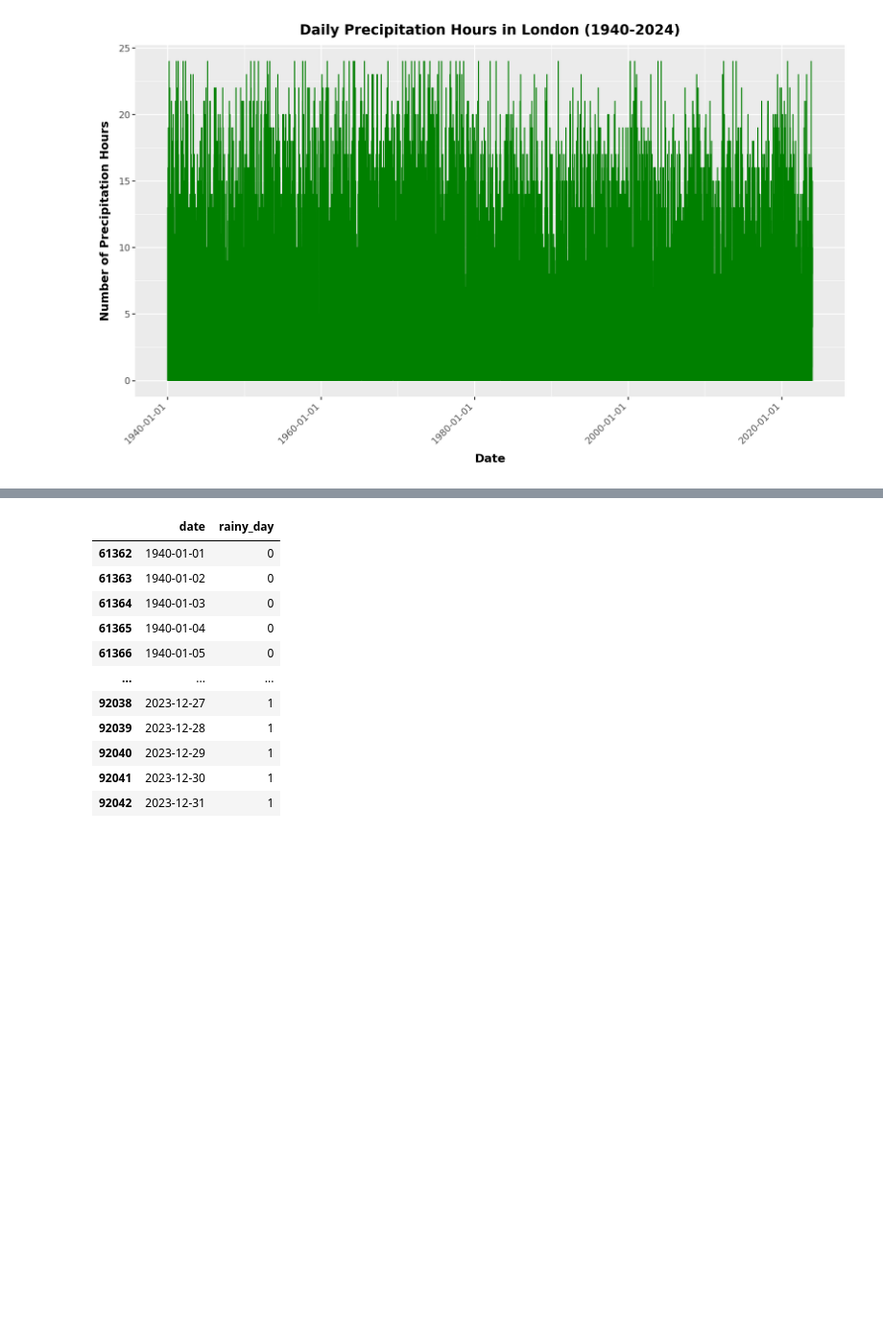
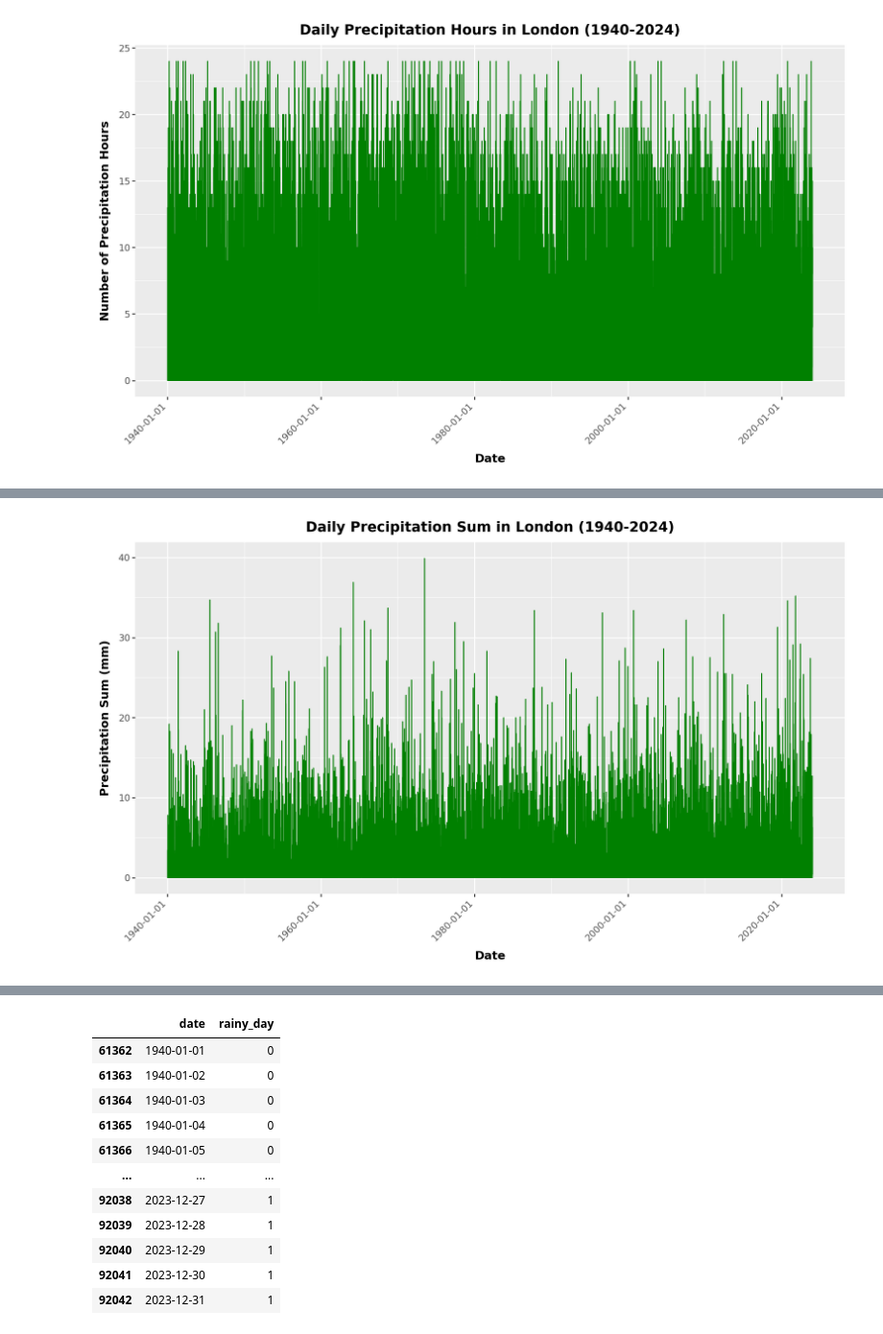
Before and after one commit to lse-ds105/ds105w-project-rubber-ducks, a Jupyter notebook: notebooks/NB02-Data_Analysis.ipynb, the cells around one changed output, grey strips where cells are left out. Shown at 96% size. Drawn from its saved outputs; the diff is of its cells as text; code cells hidden in the pictures; blank space fills up the shorter version.

Commit message:
Add preliminary visualisation to notebooks/NB02

```diff
--- a/notebooks/NB02-Data_Analysis.ipynb
+++ b/notebooks/NB02-Data_Analysis.ipynb
@@ -58,0 +58,27 @@ plot.show()
+# %%
+# Make dataframe here
+
+london_weather_df = weather_df[weather_df['city'] == 'London']
+london_precipitation_sum_plot_df = london_weather_df.loc[:,['date', 'precipitation_sum']]
+
+london_precipitation_sum_plot_df['date'] = pd.to_datetime(london_precipitation_sum_plot_df['date'])
+
+# Aggregate the data by year and calculate the total precipitation hours for each year
+london_precipitation_sum_plot_df['year'] = london_precipitation_sum_plot_df['date'].dt.year
+london_yearly_precipitation_plot_df = london_precipitation_sum_plot_df.groupby('year')['precipitation_sum'].sum().reset_index()
+# %%
+# Plotting the aggregated data
+daily_precip_sum_plot = (ggplot(london_precipitation_sum_plot_df) +
+        aes(x='date', y='precipitation_sum') +
+        geom_line(color='green') +
+        labs(title='Daily Precipitation Sum in London (1940-2024)', x='Date', y='Precipitation Sum (mm)') +
+        theme(axis_text_x=element_text(angle=45, hjust=1),
+              axis_title=element_text(weight='bold'),
+              plot_title=element_text(weight='bold')) +
+        theme(figure_size=(10, 6))
+       )
+
+# Displaying the plot
+daily_precip_sum_plot.show()
+# %% [output]
+[figure, added]
```
Also changed, not shown: parts of 12 cells of this notebook.
